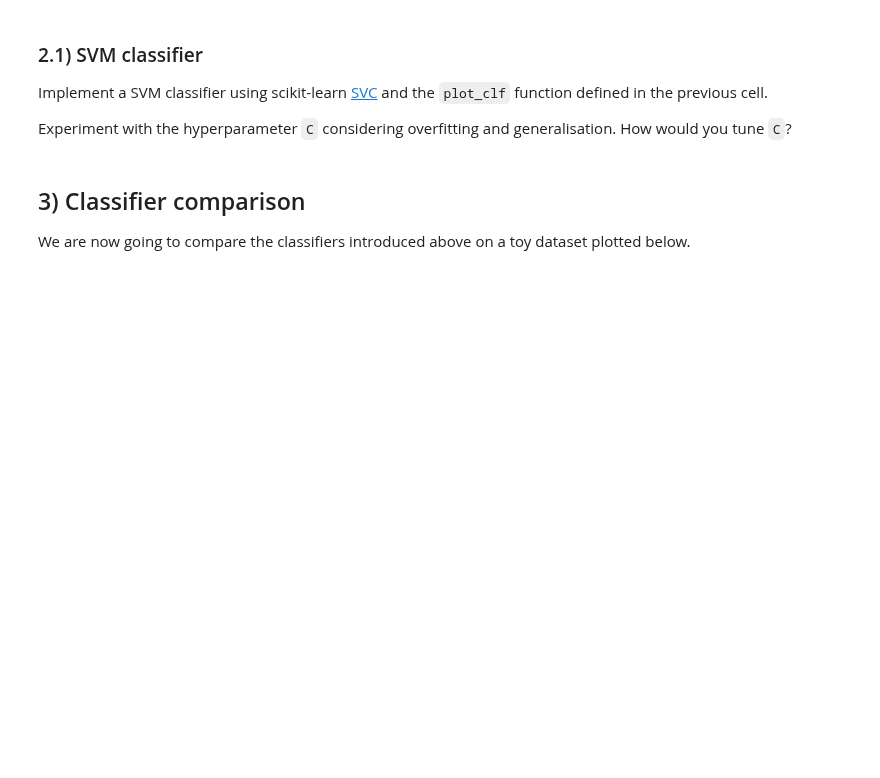
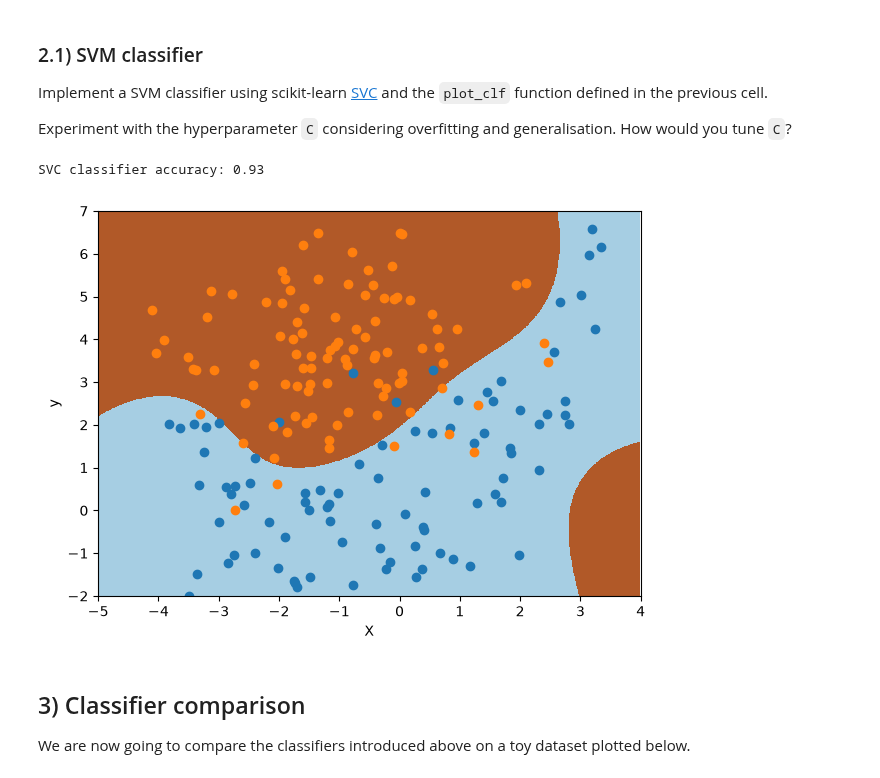
Before and after one commit to yaxuen05/lab_sheets_public, a Jupyter notebook: lab3/lab3-trees_SVM.ipynb, the cells around one changed output. Drawn from its saved outputs; the diff is of its cells as text; code cells hidden in the pictures; blank space fills up the shorter version.

```diff
--- a/lab3/lab3-trees_SVM.ipynb
+++ b/lab3/lab3-trees_SVM.ipynb
@@ -176,3 +226,13 @@ Experiment with the hyperparameter `C` considering overfitting and generalisatio
+# %%
+# write your code here
+from sklearn.svm import SVC
+clf = SVC(C=100)
+clf.fit(X, Y)
+print(f'SVC classifier accuracy: {clf.score(X, Y)}')
+plot_clf(clf)
+# %% [output]
+SVC classifier accuracy: 0.93
+[figure, added]
 # %% [markdown]
 ## 3) Classifier comparison
 We are now going to compare the classifiers introduced above on a toy dataset plotted below.
```
Also changed, not shown: parts of 15 cells of this notebook.
